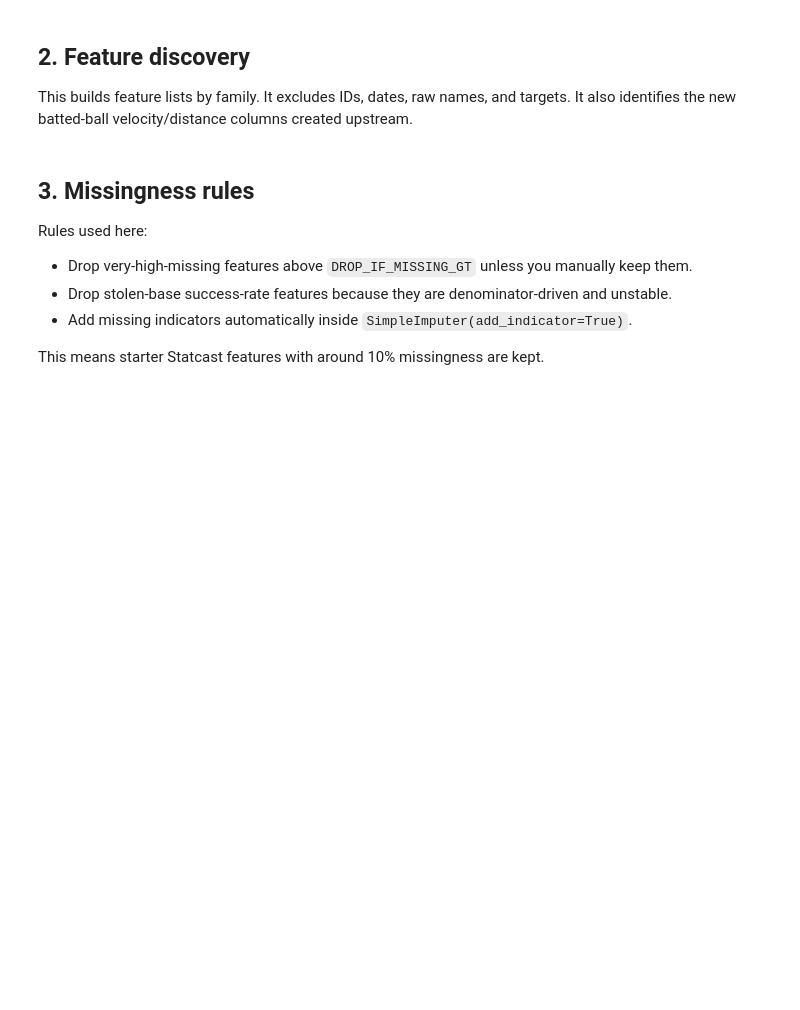
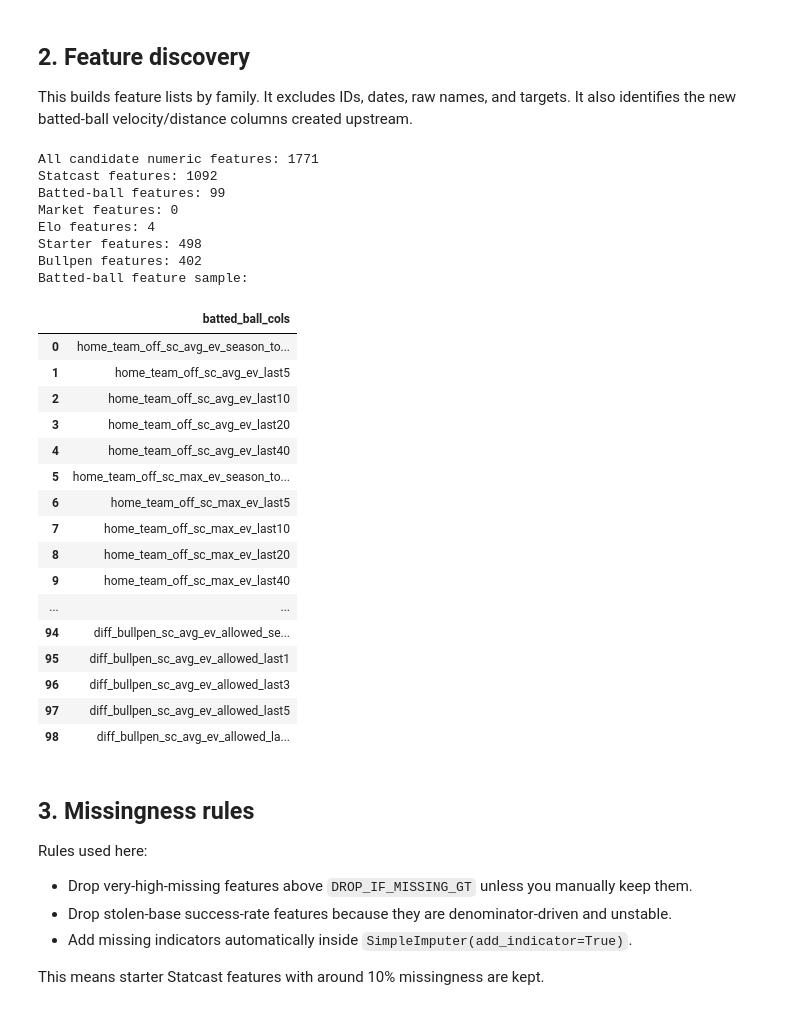
Before and after one commit to racurry1993/TetheredAI, a Jupyter notebook: MLB/mlb_betting_app/notebooks/08_mlb_batted_ball_correlation_model_lab.ipynb, the cells around one changed output. Saved outputs shown, nothing was run; the diff lists cells and outputs as text; code cells hidden in the pictures; blank space fills up the shorter version.

```diff
--- a/MLB/mlb_betting_app/notebooks/08_mlb_batted_ball_correlation_model_lab.ipynb
+++ b/MLB/mlb_betting_app/notebooks/08_mlb_batted_ball_correlation_model_lab.ipynb
@@ -188,35 +243,60 @@ def is_candidate_feature(col: str) -> bool:
     if col in EXCLUDE_EXACT:
         return False
     low = col.lower()
     if any(x in low for x in EXCLUDE_CONTAINS):
         return False
     if col.endswith(ID_COL_SUFFIXES) or col in {'game_pk'}:
         return False
     if col.startswith('target_'):
         return False
     return pd.api.types.is_numeric_dtype(features[col])
 
 feature_cols_all = [c for c in features.columns if is_candidate_feature(c)]
 
 statcast_cols = [c for c in feature_cols_all if ('statcast' in c.lower()) or ('_sc_' in c.lower()) or c.startswith(('home_sc_', 'away_sc_', 'diff_sc_')) or 'batted_ball' in c.lower()]
 batted_ball_cols = [c for c in feature_cols_all if 'batted_ball' in c.lower() or 'avg_ev' in c.lower() or 'max_ev' in c.lower() or 'p90_batted' in c.lower() or 'distance' in c.lower()]
 market_cols = [c for c in feature_cols_all if c.startswith('market_') or 'moneyline' in c.lower() or 'implied_prob' in c.lower()]
 elo_cols = [c for c in feature_cols_all if 'elo' in c.lower()]
 starter_cols = [c for c in feature_cols_all if 'starter' in c.lower()]
 bullpen_cols = [c for c in feature_cols_all if 'bullpen' in c.lower()]
 team_cols = [c for c in feature_cols_all if ('team_' in c.lower() or c.startswith(('home_', 'away_', 'diff_'))) and c not in starter_cols + bullpen_cols]
 
 print('All candidate numeric features:', len(feature_cols_all))
 print('Statcast features:', len(statcast_cols))
 print('Batted-ball features:', len(batted_ball_cols))
 print('Market features:', len(market_cols))
 print('Elo features:', len(elo_cols))
 print('Starter features:', len(starter_cols))
 print('Bullpen features:', len(bullpen_cols))
 
-print('
-Batted-ball feature sample:')
+print('Batted-ball feature sample:')
 display(pd.Series(batted_ball_cols, name='batted_ball_cols').head(100).to_frame())
+# %% [output]
+All candidate numeric features: 1771
+Statcast features: 1092
+Batted-ball features: 99
+Market features: 0
+Elo features: 4
+Starter features: 498
+Bullpen features: 402
+Batted-ball feature sample:
+|  | batted_ball_cols |
+| 0 | home_team_off_sc_avg_ev_season_to... |
+| 1 | home_team_off_sc_avg_ev_last5 |
+| 2 | home_team_off_sc_avg_ev_last10 |
+| 3 | home_team_off_sc_avg_ev_last20 |
+| 4 | home_team_off_sc_avg_ev_last40 |
+| 5 | home_team_off_sc_max_ev_season_to... |
+| 6 | home_team_off_sc_max_ev_last5 |
+| 7 | home_team_off_sc_max_ev_last10 |
+| 8 | home_team_off_sc_max_ev_last20 |
+| 9 | home_team_off_sc_max_ev_last40 |
+| ... | ... |
+| 94 | diff_bullpen_sc_avg_ev_allowed_se... |
+| 95 | diff_bullpen_sc_avg_ev_allowed_last1 |
+| 96 | diff_bullpen_sc_avg_ev_allowed_last3 |
+| 97 | diff_bullpen_sc_avg_ev_allowed_last5 |
+| 98 | diff_bullpen_sc_avg_ev_allowed_la... |
 # %% [markdown]
 ## 3. Missingness rules
 
```
Also changed, not shown: parts of 15 cells of this notebook, 7 other files.
